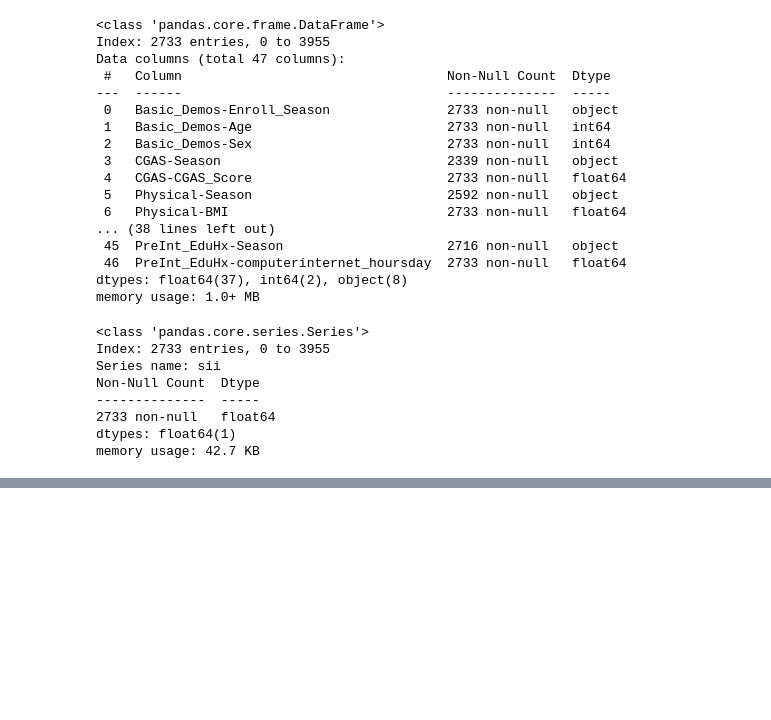
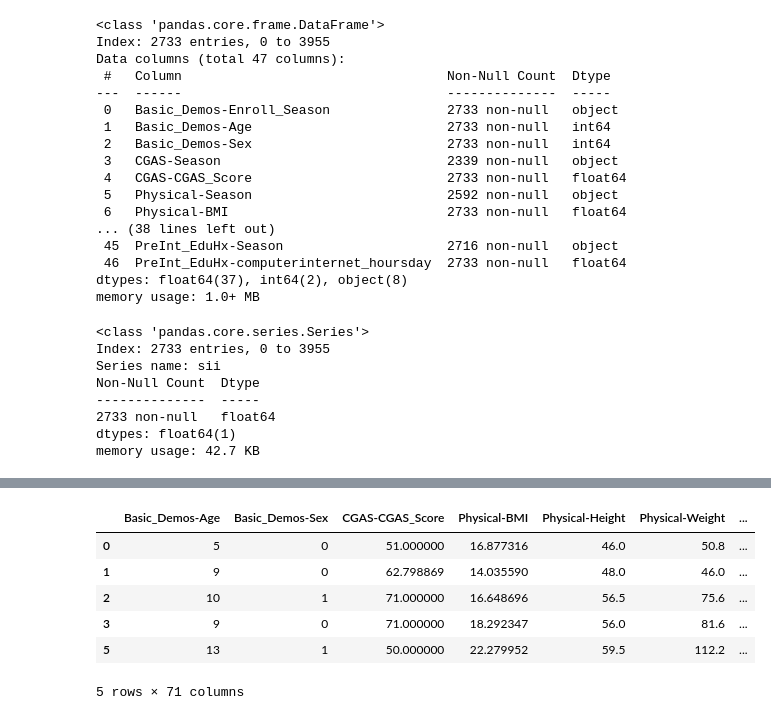
Before and after one commit to Assz2/DWM, a Jupyter notebook: def_data_cleaning.ipynb, the cells around one changed output, grey strips where cells are left out. Saved outputs shown, nothing was run; the diff lists cells and outputs as text; code cells hidden in the pictures; blank space fills up the shorter version.

```diff
--- a/def_data_cleaning.ipynb
+++ b/def_data_cleaning.ipynb
@@ -254,0 +216,10 @@ If anything works, try deleting extreme outliers (99percentile of some features)
+# %%
+# Ima try with bayesan ridge
+from sklearn.linear_model import BayesianRidge
+from sklearn.experimental import enable_iterative_imputer
+from sklearn.impute import IterativeImputer
+
+imp = IterativeImputer(estimator=BayesianRidge(), max_iter=30, random_state=0, verbose=2)
+
+imp.fit(x_train[num_features.drop('Basic_Demos-Age').drop('Basic_Demos-Sex')])
+x_train[num_features.drop('Basic_Demos-Age').drop('Basic_Demos-Sex')] = imp.transform(x_train[num_features.drop('Basic_Demos-Age').drop('Basic_Demos-Sex')])
@@ -296,0 +277,3 @@ ValueError: could not convert string to float: 'Fall'
+# %%
+# I want to fill the missing values in the categorical features with the most frequent value
+x_train[cat_features] = x_train[cat_features].fillna(x_train[cat_features].mode().iloc[0])
@@ -296,0 +300,20 @@ ValueError: could not convert string to float: 'Fall'
+# %%
+# split the dataset into cat_features and num_features
+x_train_cat = x_train[cat_features]
+x_train_num = x_train[num_features]
+
+# one-hot encode the categorical features
+x_train_cat = pd.get_dummies(x_train_cat)
+x_train_cat *= 1
+# %%
+# concatenate the numerical and categorical features
+x_train = pd.concat([x_train_num, x_train_cat], axis=1)
+x_train.head()
+# %% [output]
+|  | Basic_Demos-Age | Basic_Demos-Sex | CGAS-CGAS_Score | Physical-BMI | Physical-Height | Physical-Weight | ... |
+| 0 | 5 | 0 | 51.000000 | 16.877316 | 46.0 | 50.8 | ... |
+| 1 | 9 | 0 | 62.798869 | 14.035590 | 48.0 | 46.0 | ... |
+| 2 | 10 | 1 | 71.000000 | 16.648696 | 56.5 | 75.6 | ... |
+| 3 | 9 | 0 | 71.000000 | 18.292347 | 56.0 | 81.6 | ... |
+| 5 | 13 | 1 | 50.000000 | 22.279952 | 59.5 | 112.2 | ... |
+5 rows × 71 columns
```
Also changed, not shown: parts of 13 cells of this notebook.
